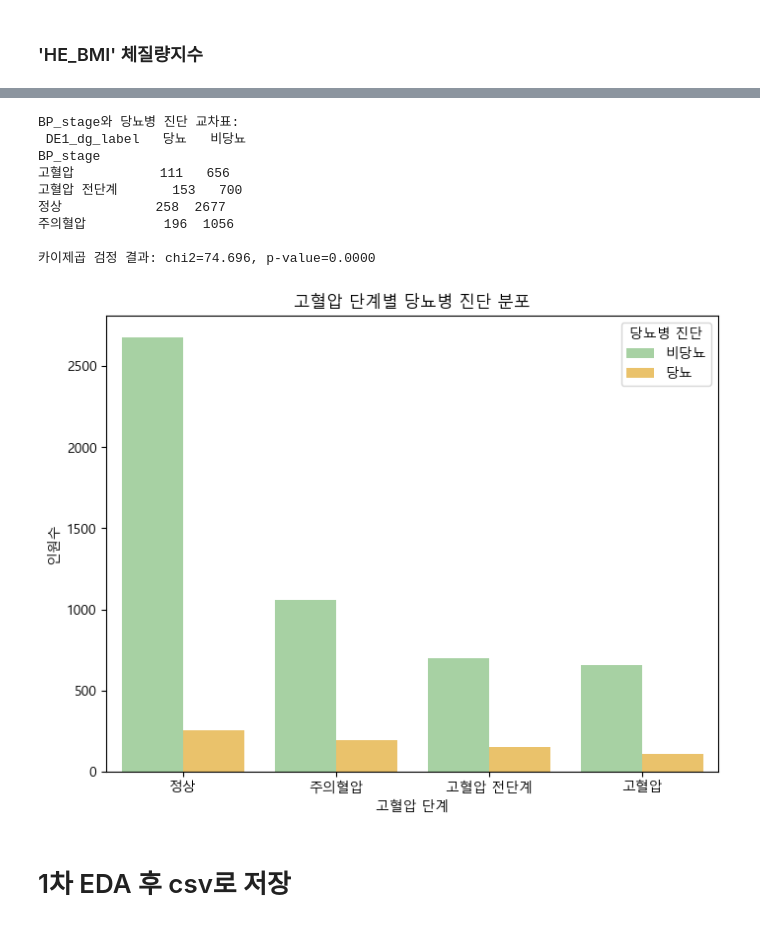
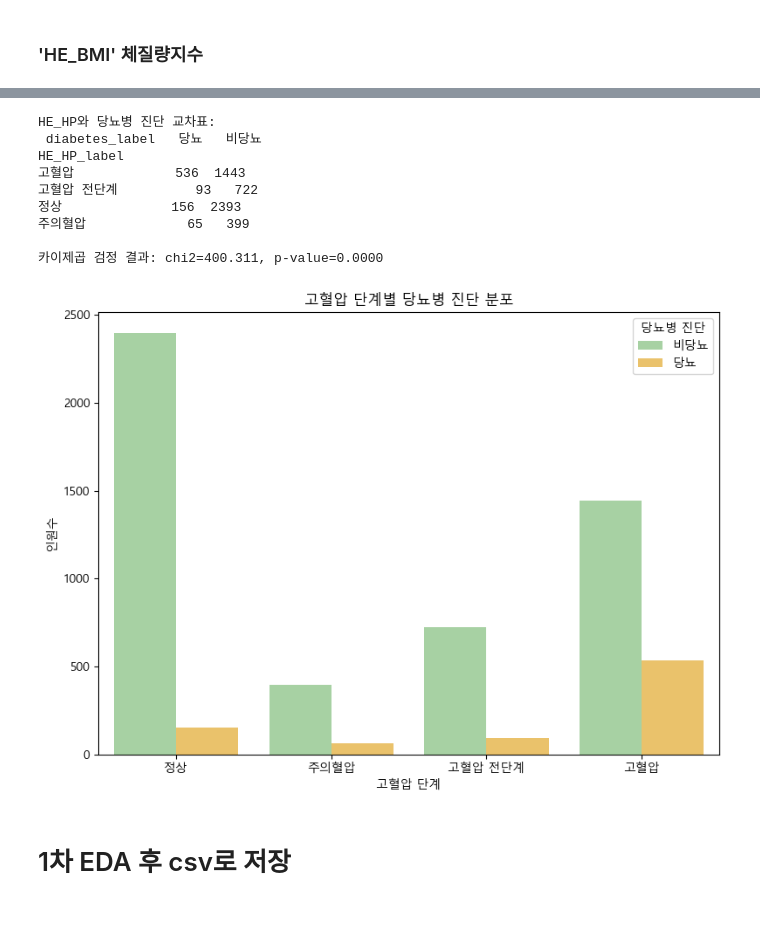
Before and after one commit to seoyeonbb/ML_project, a Jupyter notebook: eda/knhanes_diabetes_eda.ipynb, the cells around one changed output, grey strips where cells are left out. Cells and saved outputs as stored; diff of their text form; code cells hidden in the pictures.

Commit message:
refactor: bp_stage를 he_hp 대체 및 diabetes_label 새로운 라벨

```diff
--- a/eda/knhanes_diabetes_eda.ipynb
+++ b/eda/knhanes_diabetes_eda.ipynb
@@ -522,20 +536,0 @@ diabetes_label
-# %%
-def bp_category(row):
-    sbp = row['SBP_mean']
-    dbp = row['DBP_mean']
-    if pd.isna(sbp) or pd.isna(dbp):
-        return np.nan
-
-    if sbp >= 140 or dbp >= 90:
-        return '고혈압'
-    elif sbp >= 130 or dbp >= 85:
-        return '고혈압 전단계'
-    elif sbp >= 120 or dbp >= 80:
-        return '주의혈압'
-    else:
-        return '정상'
-
-df_diabetes['BP_stage'] = df_diabetes.apply(bp_category, axis=1)
-
-# 결과 분포 확인
-print(df_diabetes['BP_stage'].value_counts(dropna=False))
@@ -550,37 +565,52 @@ Name: count, dtype: int64
 # %%
 # 결측치 제거 (필요 컬럼 기준)
-df_analysis = df_diabetes.dropna(subset=['BP_stage', 'DE1_dg'])
+df_analysis = df_diabetes.dropna(subset=['HE_HP'])
+
+hp_map = {
+    1.0: '정상',
+    2.0: '주의혈압',
+    3.0: '고혈압 전단계',
+    4.0: '고혈압'
+}
+df_analysis['HE_HP_label'] = df_analysis['HE_HP'].map(hp_map)
 
 # DE1_dg 이진 라벨 맵핑
 df_analysis['DE1_dg_label'] = df_analysis['DE1_dg'].map({0:'비당뇨', 1:'당뇨'})
 
 # 교차표 생성
-contingency_table = pd.crosstab(df_analysis['BP_stage'], df_analysis['DE1_dg_label'])
-print("BP_stage와 당뇨병 진단 교차표:\n", contingency_table)
+contingency_table = pd.crosstab(df_analysis['HE_HP_label'], df_analysis['DE1_dg_label'])
+print("HE_HP와 당뇨병 진단 교차표:\n", contingency_table)
 
 # 카이제곱 검정
 chi2, p, dof, expected = chi2_contingency(contingency_table)
 print(f"\n카이제곱 검정 결과: chi2={chi2:.3f}, p-value={p:.4f}")
 
 # 시각화
 plt.figure(figsize=(8,6))
-sns.countplot(data=df_analysis, x='BP_stage', hue='DE1_dg_label', order=['정상','주의혈압','고혈압 전단계','고혈압'],palette=['#A1D99B', "#FFCA56"])
+sns.countplot(
+    data=df_analysis,
+    x='HE_HP_label',
+    hue='DE1_dg_label',
+    order=['정상', '주의혈압', '고혈압 전단계', '고혈압'],
+    palette=['#A1D99B', "#FFCA56"]
+)
 plt.title('고혈압 단계별 당뇨병 진단 분포')
 plt.xlabel('고혈압 단계')
 plt.ylabel('인원수')
 plt.legend(title='당뇨병 진단')
+plt.tight_layout()
 plt.show()
 # %% [output]
-BP_stage와 당뇨병 진단 교차표:
- DE1_dg_label   당뇨   비당뇨
-BP_stage
-고혈압           111   656
-고혈압 전단계       153   700
-정상            258  2677
-주의혈압          196  1056
+HE_HP와 당뇨병 진단 교차표:
+ diabetes_label   당뇨   비당뇨
+HE_HP_label
+고혈압             536  1443
+고혈압 전단계          93   722
+정상              156  2393
+주의혈압             65   399
 
-카이제곱 검정 결과: chi2=74.696, p-value=0.0000
+카이제곱 검정 결과: chi2=400.311, p-value=0.0000
-[figure, old version]
+[figure, new version]
 # %% [markdown]
 # 1차 EDA 후 csv로 저장
 # %%
```
Also changed, not shown: parts of 18 cells of this notebook.
